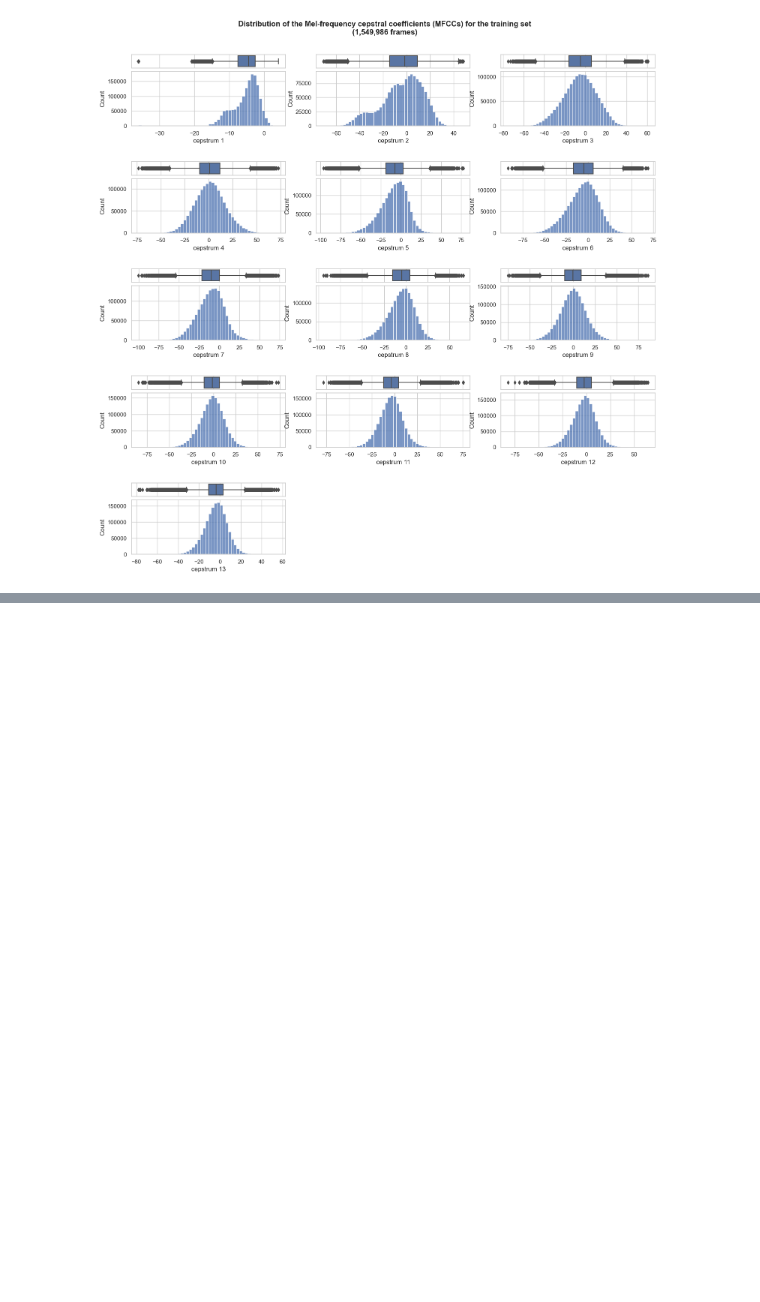
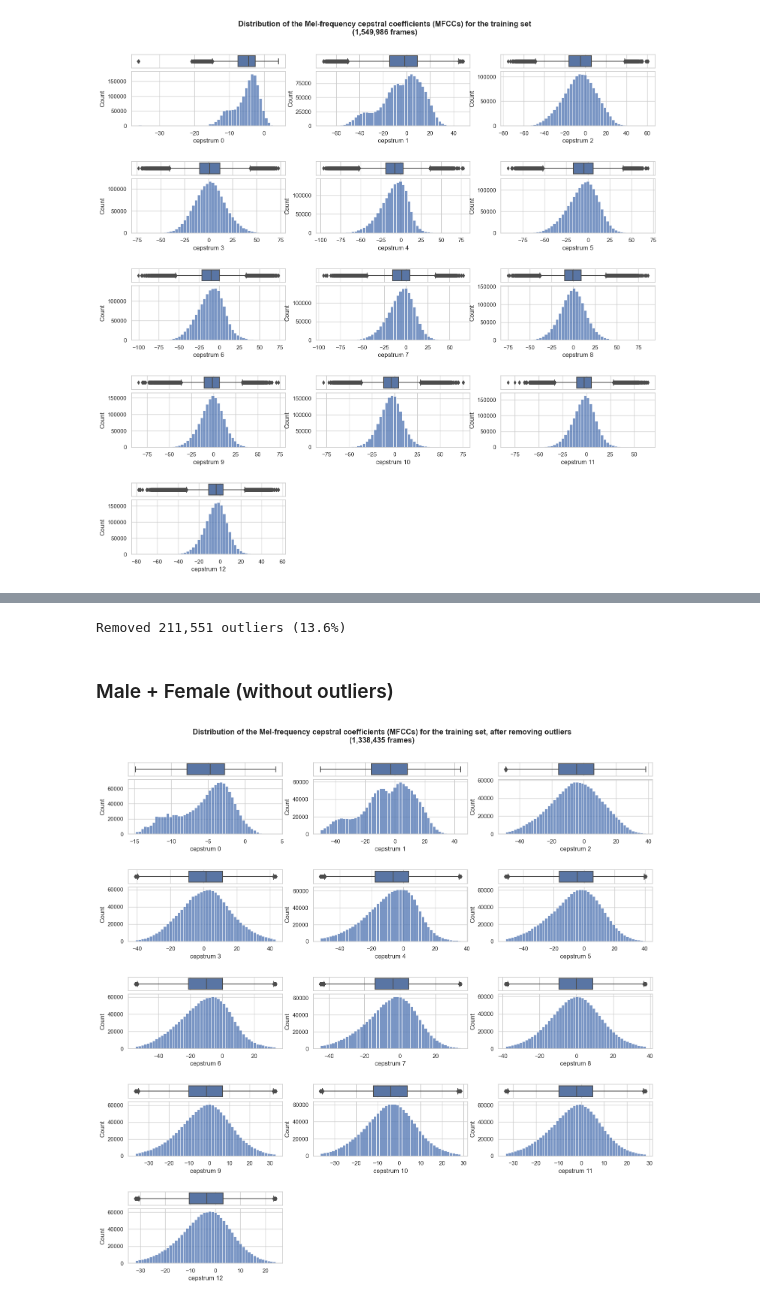
Before and after one commit to francis-murray/speaker-classification, a Jupyter notebook: speaker_classification.ipynb, the cells around one changed output, grey strips where cells are left out. Saved outputs shown, nothing was run; the diff lists cells and outputs as text; code cells hidden in the pictures; blank space fills up the shorter version.

Commit message:
remove outliers and normalize data

```diff
--- a/speaker_classification.ipynb
+++ b/speaker_classification.ipynb
@@ -238,8 +237,8 @@ def show_hist_box(data, attr_list, title, img_path, do_save_to_disk):
             which="both",  # both major and minor ticks are affected
             bottom=False,  # ticks along the bottom edge are off
             top=False,  # ticks along the top edge are off
-            labelbottom=False,
-        )  # labels along the bottom edge are off
+            labelbottom=False,  # labels along the bottom edge are off
+        )
 
         # Histogram
         ax1 = plt.Subplot(fig, inner[1])
@@ -263,5 +268,5 @@ def show_hist_box(data, attr_list, title, img_path, do_save_to_disk):
 # %%
-attr_list = ["cepstrum "+str(i) for i in range(1,14)]
+attr_list = ["cepstrum "+str(i) for i in range(0,13)]
 show_hist_box(X_train, attr_list=attr_list, title="Distribution of the Mel-frequency cepstral coefficients (MFCCs) for the training set", img_path="img/", do_save_to_disk=False)
 # %% [output]
 [figure]
@@ -282,0 +297,14 @@ plt.show()
+# %%
+# Computer lower and upper bounds
+Q1, Q3 = np.percentile(X_train, [25,75], axis=0)
+IQR = Q3 - Q1
+lower_bounds = Q1 - 1.5 * IQR
+upper_bounds = Q3 + 1.5 * IQR
+
+with np.printoptions(precision=2):
+    print(f"• Q1: {Q1}")
+    print(f"• Q3: {Q3}")
+    print(f"• IQR:{IQR}")
+    print()
+    print(f"• lower_bounds (Q1 - 1.5 * IQR): \n{lower_bounds}")
+    print(f"• upper_bounds (Q3 + 1.5 * IQR): \n{upper_bounds}")
@@ -282,0 +325,24 @@ plt.show()
+# %%
+# find indexes of all rows above lower bounds
+rows_above_lower_bounds_idx = np.all(np.greater(X_train, lower_bounds), axis=1)
+
+# find indexes of all rows below upper bounds
+rows_below_upper_bounds_idx = np.all(np.less(X_train, upper_bounds), axis=1)
+
+# find indexes of all rows inside bounds
+rows_inside_bounds = np.logical_and(rows_above_lower_bounds_idx, rows_below_upper_bounds_idx)
+
+# keep only rows that have values above lower bounds
+X_train_no_outliers = X_train[rows_inside_bounds, :]
+y_train_no_outliers = y_train[rows_inside_bounds, :]
+
+count_removed = len(X_train) - len(X_train_no_outliers)
+print(f"Removed {count_removed:,} outliers ({count_removed/len(X_train):.1%})")
+# %% [output]
+Removed 211,551 outliers (13.6%)
+# %% [markdown]
+### Male + Female (without outliers)
+# %%
+show_hist_box(X_train_no_outliers, attr_list=attr_list, title="Distribution of the Mel-frequency cepstral coefficients (MFCCs) for the training set, after removing outliers", img_path="img/", do_save_to_disk=False)
+# %% [output]
+[figure, added]
```
Also changed, not shown: parts of 21 cells of this notebook.
